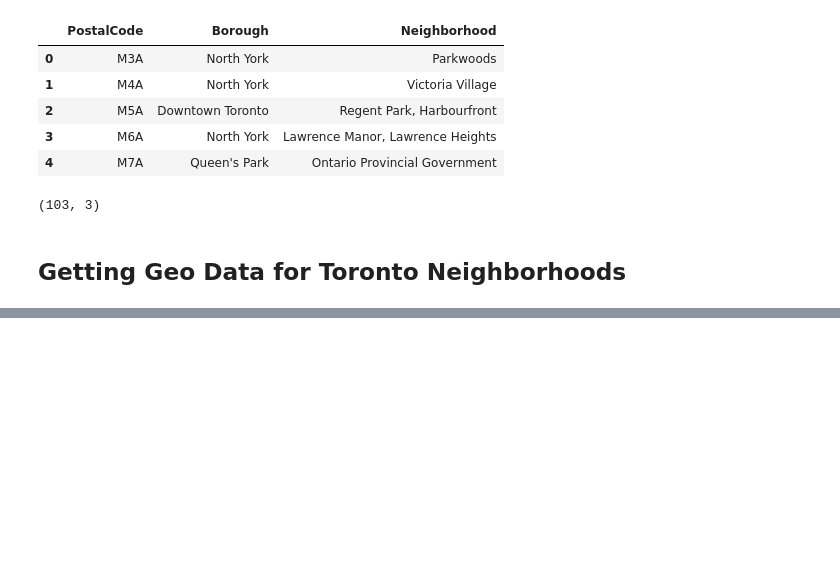
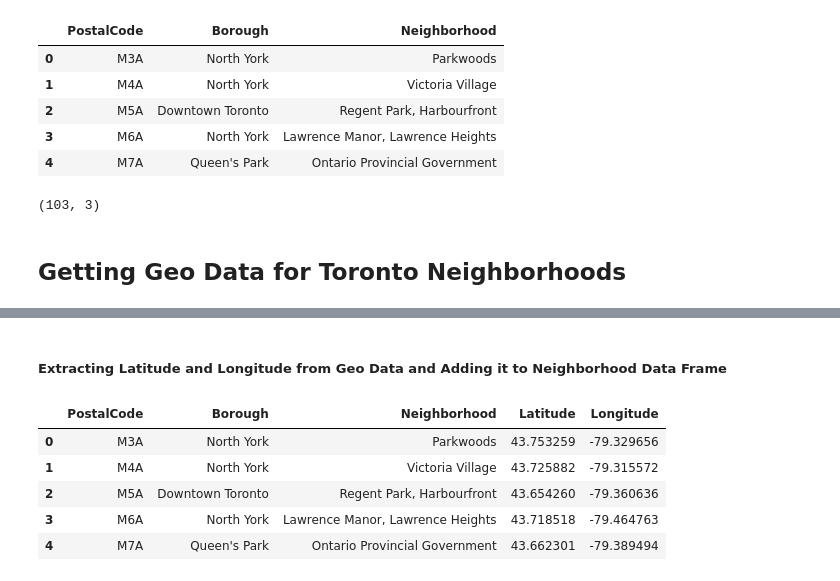
Before and after one commit to klfontus/Two_Capital_Cities, a Jupyter notebook: Week_3_Assignment.ipynb, the cells around one changed output, grey strips where cells are left out. Saved outputs shown, nothing was run; the diff lists cells and outputs as text; code cells hidden in the pictures; blank space fills up the shorter version.

Commit message:
Added Lats and Longs to Data Frame, added map

```diff
--- a/Week_3_Assignment.ipynb
+++ b/Week_3_Assignment.ipynb
@@ -69,6 +67,11 @@ neighborhood_data['Borough']=neighborhood_data['Borough'].replace({'Downtown Tor
 #      neighborhood_data.loc[len(neighborhood_data)] = [postalCode, borough, neighborhood]
 #    except:
 #      continue
+
+neighborhood_data["PostalCode"] = neighborhood_data['PostalCode'].astype('string')
+neighborhood_data["Borough"] = neighborhood_data['Borough'].astype('string')
+neighborhood_data["Neighborhood"] = neighborhood_data['Neighborhood'].astype('string')
+
 neighborhood_data.head()
 # %% [output]
 |  | PostalCode | Borough | Neighborhood |
@@ -85,0 +95,6 @@ neighborhood_data.shape
+# %%
+!wget -q -O 'postal_geo.csv' https://cf-courses-data.s3.us.cloud-object-storage.appdomain.cloud/IBMDeveloperSkillsNetwork-DS0701EN-SkillsNetwork/labs_v1/Geospatial_Coordinates.csv
+
+postal_geo = pd.read_csv('postal_geo.csv')
+postal_geo["Postal Code"] = postal_geo['Postal Code'].astype('string')
+postal_geo.head()
@@ -85,0 +108,25 @@ neighborhood_data.shape
+# %% [markdown]
+##### Extracting Latitude and Longitude from Geo Data and Adding it to Neighborhood Data Frame
+# %%
+df_lat = []
+df_long = []
+
+# loop until you get the coordinates
+for i in neighborhood_data["PostalCode"]:
+  #print(postal_geo[postal_geo["Postal Code"] == i])
+  code = postal_geo.loc[postal_geo["Postal Code"] == i]#.values
+  #code.shape()
+  #print(code.iloc[0]["Latitude"])
+  df_lat.append(code.iloc[0]["Latitude"])
+  df_long.append(code.iloc[0]["Longitude"])
+# %%
+neighborhood_data["Latitude"] = df_lat
+neighborhood_data["Longitude"] = df_long
+neighborhood_data.head()
+# %% [output]
+|  | PostalCode | Borough | Neighborhood | Latitude | Longitude |
+| 0 | M3A | North York | Parkwoods | 43.753259 | -79.329656 |
+| 1 | M4A | North York | Victoria Village | 43.725882 | -79.315572 |
+| 2 | M5A | Downtown Toronto | Regent Park, Harbourfront | 43.654260 | -79.360636 |
+| 3 | M6A | North York | Lawrence Manor, Lawrence Heights | 43.718518 | -79.464763 |
+| 4 | M7A | Queen's Park | Ontario Provincial Government | 43.662301 | -79.389494 |
```
Also changed, not shown: parts of 8 cells of this notebook.
